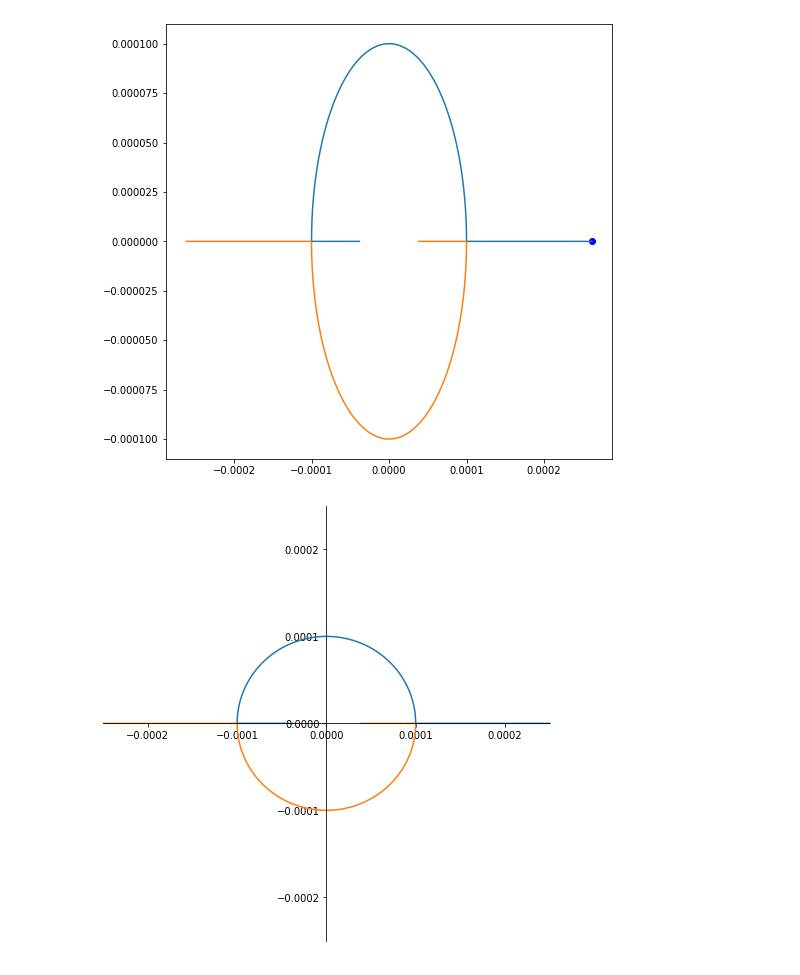
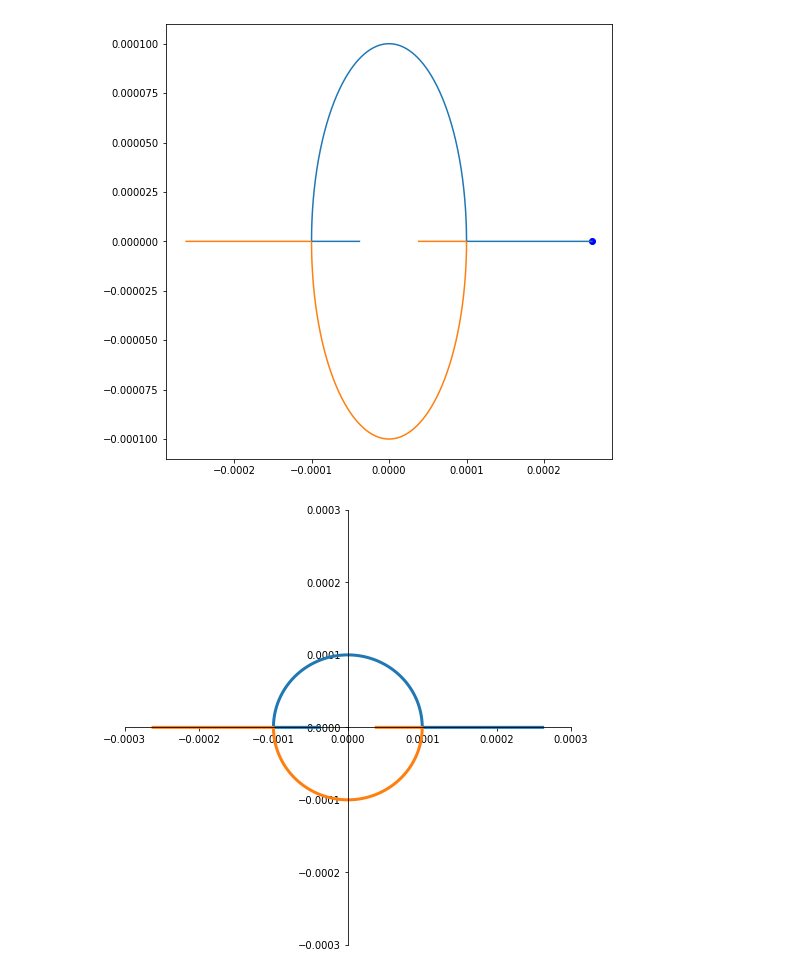
Before and after one commit to massanf/3Sexperiment, a Jupyter notebook: A2/graphing/animation.ipynb, the cells around one changed output. Drawn from its saved outputs; the diff is of its cells as text; code cells hidden in the pictures.

```diff
--- a/A2/graphing/animation.ipynb
+++ b/A2/graphing/animation.ipynb
@@ -65,7 +65,6 @@ import matplotlib.pyplot as plt
 
 C = 16.7**(10**-9)
 R = 10000
-k = [i/1000 for i in range (10, 1000)]
 A = 6
 x = []
 y = []
@@ -84,40 +83,41 @@ for i in range (0, 100000):
     y.append(s.imag)
     x_.append(s_.real)
     y_.append(s_.imag)
-plt.plot(x,y)
-plt.plot(x_,y_)
-plt.xlim(-0.00025,0.00025)
-plt.ylim(-0.00025,0.00025)
+plt.plot(x,y,linewidth=3.0)
+plt.plot(x_,y_,linewidth=3.0)
+plt.xlim(-0.0003,0.0003)
+plt.ylim(-0.0003,0.0003)
 
 #k=0.5
 ims = []
 ims_ = []
 point = 0
 #point = plt.scatter(s.real,s.imag,c='blue')
 
 #plt.cla()
 #plt.plot(x,y)
 #plt.plot(x_,y_)
 k = i/100
 a = C**2 * R**2
 b = (3-k*A)*C*R
 c = 1
 s = (-b + pow((b**2-4*a*c),0.5)) / (2*a)
 s_ = (-b - pow((b**2-4*a*c),0.5)) / (2*a)
 #plt.scatter(s.real,s.imag,c='blue')
 #plt.scatter(s_.real,s_.imag,c='orange')
 plt.gca().spines['left'].set(position='zero')
 plt.gca().spines['bottom'].set(position='center')
 plt.gca().spines['right'].set_visible(False)
 plt.gca().spines['top'].set_visible(False)
 plt.gca().yaxis.set_ticks_position('left')
 plt.gca().xaxis.set_ticks_position('bottom')
     #plt.title("K = "+'{:.2f}'.format(i/100))
 
 i = [i/100 for i in range (0,100)]
 
 
 #ani = animation.FuncAnimation(fig, plotthis, interval = 30,frames = 100)
 #ani.save('anim.mp4', writer="ffmpeg")
+plt.savefig("figures/circle.png")
 # %% [output]
-[figure, old version]
+[figure, new version]
```
Also changed, not shown: 5 other files.
